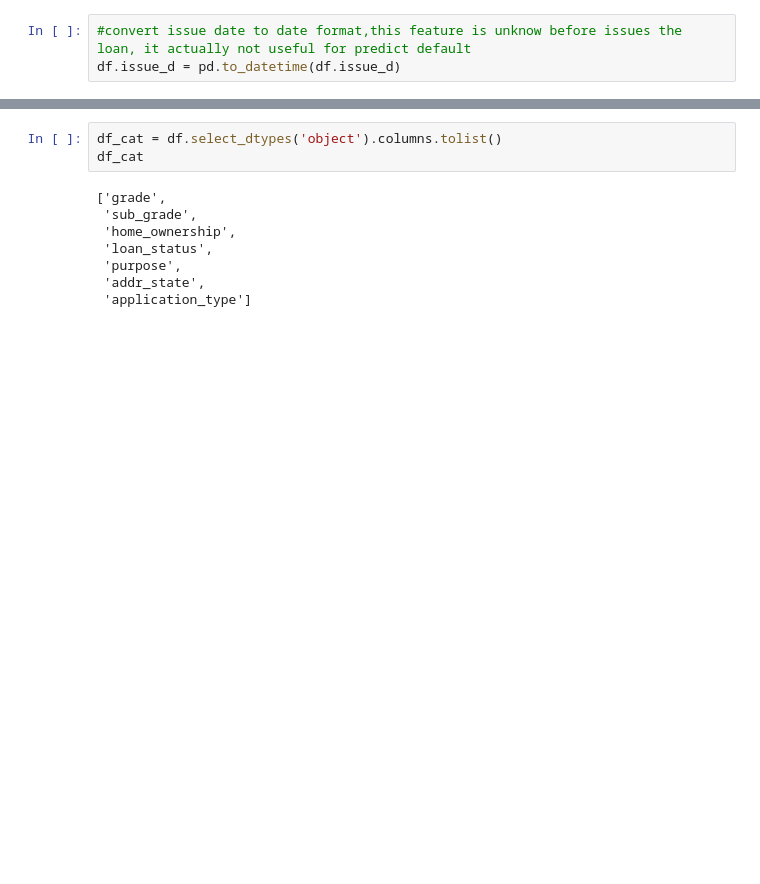
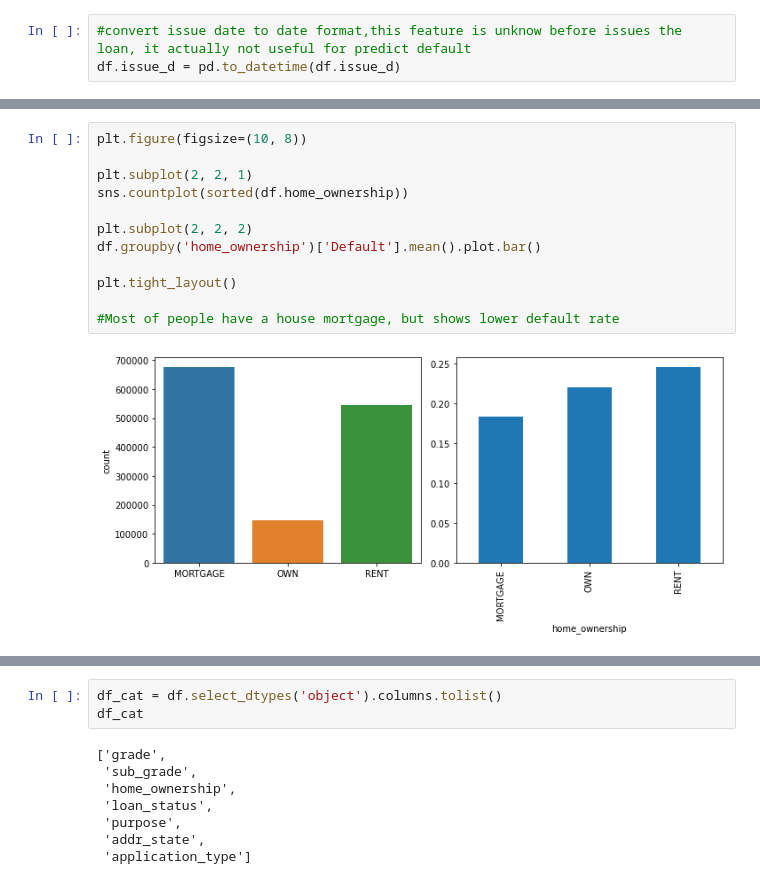
Before and after one commit to WeiDong-Sanderson/LendingClub_Default-Prediction, a Jupyter notebook: Notebook/2. Exploratory Data Analysis (EDA).ipynb, the cells around one changed output, grey strips where cells are left out. Drawn from its saved outputs; the diff is of its cells as text; blank space fills up the shorter version.

```diff
--- a/Notebook/2. Exploratory Data Analysis (EDA).ipynb
+++ b/Notebook/2. Exploratory Data Analysis (EDA).ipynb
@@ -74,0 +90,14 @@ df['Default'] = df['loan_status'].map({'Fully Paid' : 0, 'Default': 1})
+# %%
+plt.figure(figsize=(10, 8))
+
+plt.subplot(2, 2, 1)
+sns.countplot(sorted(df.home_ownership))
+
+plt.subplot(2, 2, 2)
+df.groupby('home_ownership')['Default'].mean().plot.bar()
+
+plt.tight_layout()
+
+#Most of people have a house mortgage, but shows lower default rate
+# %% [output]
+[figure, added]
```
Also changed, not shown: parts of 59 cells of this notebook.
